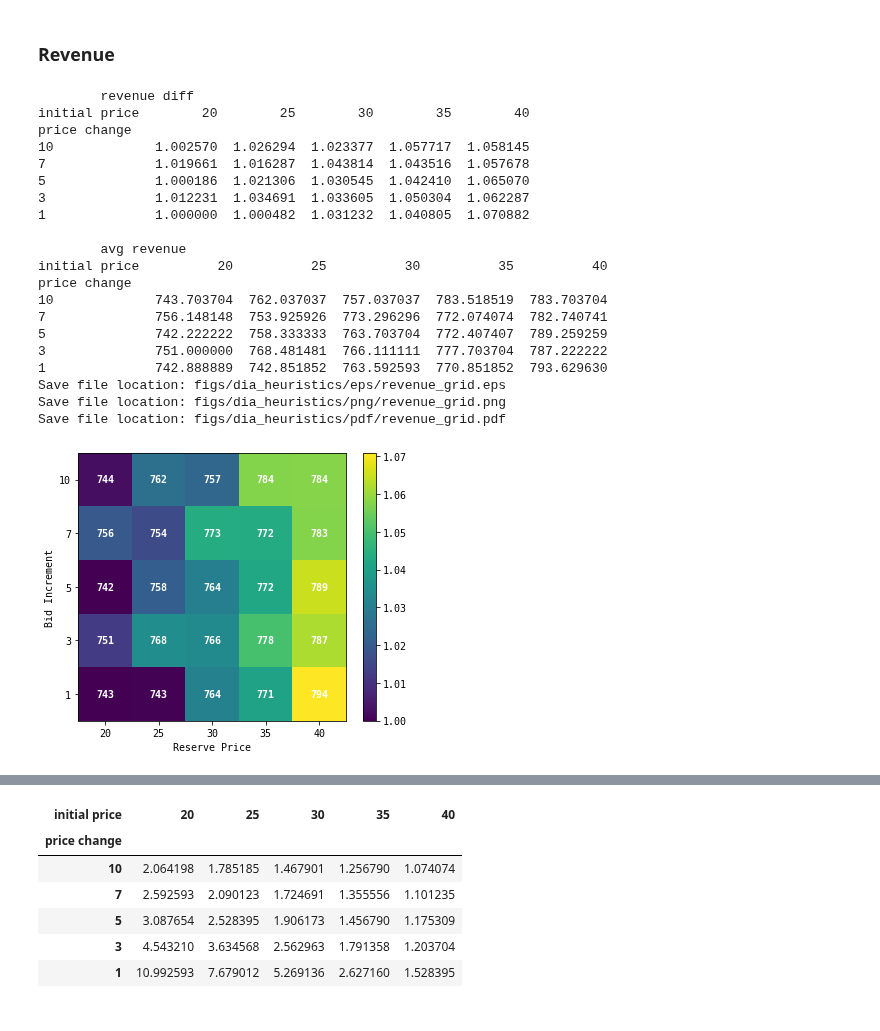
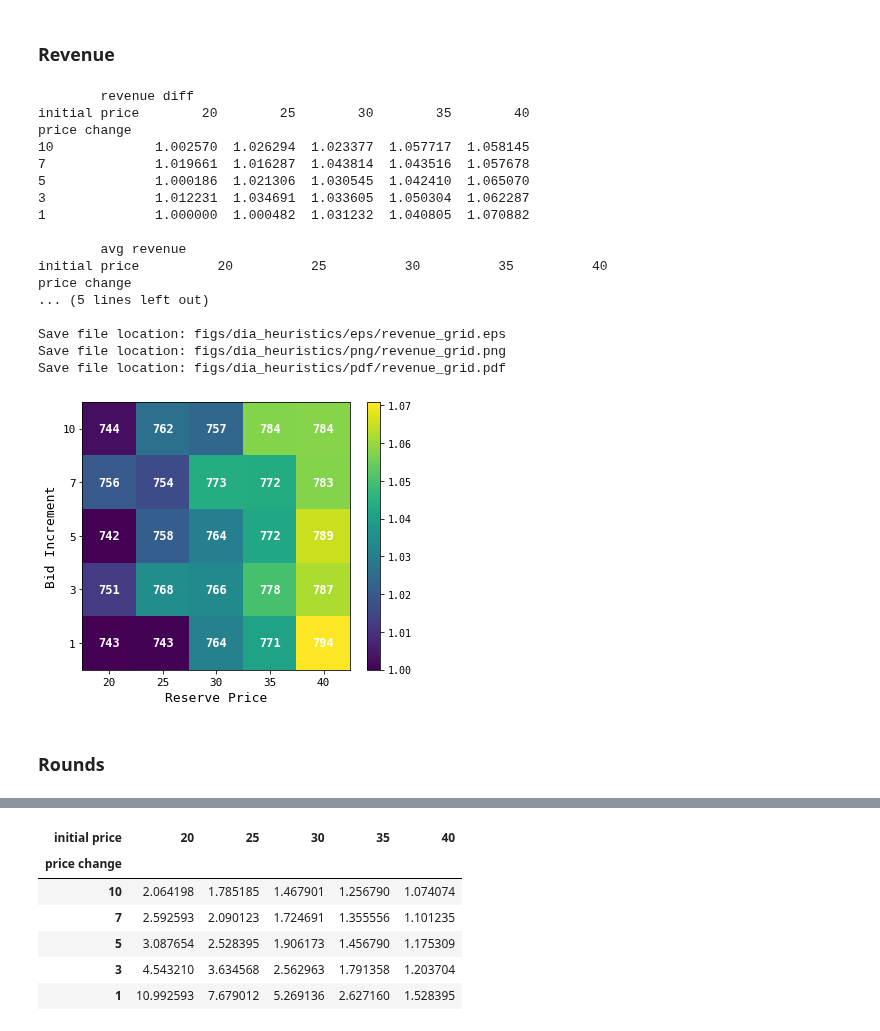
Before and after one commit to pseudo-rnd-thoughts/Elastic-Resource-Allocation, a Jupyter notebook: analysis/dia_heuristics.ipynb, the cells around one changed output, grey strips where cells are left out. Drawn from its saved outputs; the diff is of its cells as text; code cells hidden in the pictures.

```diff
--- a/analysis/dia_heuristics.ipynb
+++ b/analysis/dia_heuristics.ipynb
@@ -127,32 +127,37 @@ heuristic_diff_df = pd.DataFrame(heuristic_difference_results, columns=[
     'social welfare diff list', 'revenue diff list', 'rounds diff list', 'solve time diff list'
 ])
 # %%
-def custom_heatmap(ax, col, title, df, label_df, label_col,
+def custom_heatmap(ax, col, df, label_df, label_col, title='', print_heatmap=True,
                    initial_prices=['40', '35', '30', '25', '20'], price_changes=['1', '3', '5', '7', '10']):
     ax.set_yticks(np.arange(len(price_changes)))
-    ax.set_yticklabels(list(reversed(price_changes)))
-    ax.set_ylabel('Bid Increment', fontsize=10)
+    ax.set_yticklabels(list(reversed(price_changes)), fontsize=11)
+    ax.set_ylabel('Bid Increment', fontsize=13)
 
     ax.set_xticks(np.arange(len(initial_prices)))
-    ax.set_xticklabels(list(reversed(initial_prices)))
-    ax.set_xlabel('Reserve Price', fontsize=10)
-
-    # ax.set_title(title)
+    ax.set_xticklabels(list(reversed(initial_prices)), fontsize=11)
+    ax.set_xlabel('Reserve Price', fontsize=13)
 
     heatmap = ax.imshow(df.pivot(index='price change', columns='initial price', values=col).sort_index(axis=0, ascending=False))
-    colour_bar = plt.colorbar(heatmap, shrink=0.82)
-    colour_bar.set_label('Normalised percentage difference')
+    colour_bar = plt.colorbar(heatmap, shrink=0.82, ax=ax)
+    # colour_bar.set_label('Normalised percentage difference', fontsize=13)
+
+    if title:
+        ax.set_title(title)
 
     for x, initial_price in enumerate(initial_prices):
         for y, price_change in enumerate(price_changes):
             label = label_df[label_df['name'] == f'IP: {initial_price}, PC: {price_change}'].get(label_col).values[0]
             ax.text(len(initial_prices) - 1 - x, len(price_changes) - 1 - y,
-                    round(label), color='white', ha='center', va='center', weight='bold')
+                    round(label), color='white', ha='center', va='center', weight='bold', fontsize=12)
 
-    print(f'\t{col}')
-    print(df.pivot(index='price change', columns='initial price', values=col).sort_index(axis=0, ascending=False))
-    print(f'\n\t{label_col}')
-    print(label_df.pivot(index='price change', columns='initial price', values=label_col).sort_index(axis=0, ascending=False))
+    if print_heatmap:
+        print(f'\n\t{col}')
+        print(df.pivot(index='price change', columns='initial price',
+                       values=col).sort_index(axis=0, ascending=False))
+        print(f'\n\t{label_col}')
+        print(label_df.pivot(index='price change', columns='initial price',
+                             values=label_col).sort_index(axis=0, ascending=False))
+        print()
 # %% [markdown]
 ### Social Welfare
 # %%
@@ -186,30 +187,28 @@ Save file location: figs/dia_heuristics/pdf/social_welfare_grid.pdf
 ### Revenue
 # %%
 _, ax_gs_rev = plt.subplots(figsize=(6, 6))
-custom_heatmap(ax_gs_rev, 'revenue diff', 'Percentage difference in Revenue', heuristic_diff_df,
-               heuristic_df, 'avg revenue')
+custom_heatmap(ax_gs_rev, 'revenue diff', heuristic_diff_df, heuristic_df, 'avg revenue')
 save_plot('revenue_grid', 'dia_heuristics')
 # %% [output]
         revenue diff
 initial price        20        25        30        35        40
 price change
 10             1.002570  1.026294  1.023377  1.057717  1.058145
 7              1.019661  1.016287  1.043814  1.043516  1.057678
 5              1.000186  1.021306  1.030545  1.042410  1.065070
 3              1.012231  1.034691  1.033605  1.050304  1.062287
 1              1.000000  1.000482  1.031232  1.040805  1.070882
 
         avg revenue
 initial price          20          25          30          35          40
 price change
-10             743.703704  762.037037  757.037037  783.518519  783.703704
-7              756.148148  753.925926  773.296296  772.074074  782.740741
-5              742.222222  758.333333  763.703704  772.407407  789.259259
-3              751.000000  768.481481  766.111111  777.703704  787.222222
-1              742.888889  742.851852  763.592593  770.851852  793.629630
+... (5 lines left out)
+
 Save file location: figs/dia_heuristics/eps/revenue_grid.eps
 Save file location: figs/dia_heuristics/png/revenue_grid.png
 Save file location: figs/dia_heuristics/pdf/revenue_grid.pdf
-[figure, old version]
+[figure, new version]
+# %% [markdown]
+### Rounds
 # %%
 _, ax_gs_rounds = plt.subplots(figsize=(6, 6))
```
Also changed, not shown: parts of 5 cells of this notebook, 4 other files.
